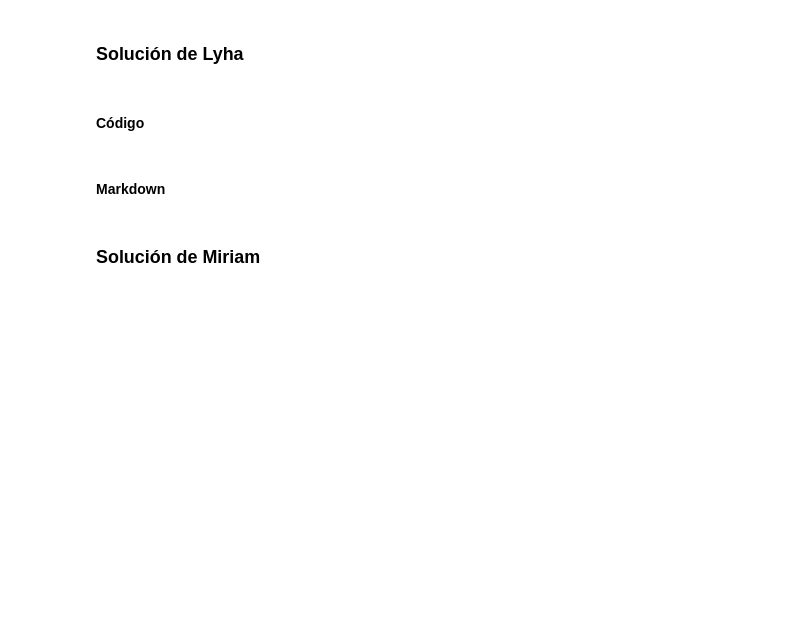
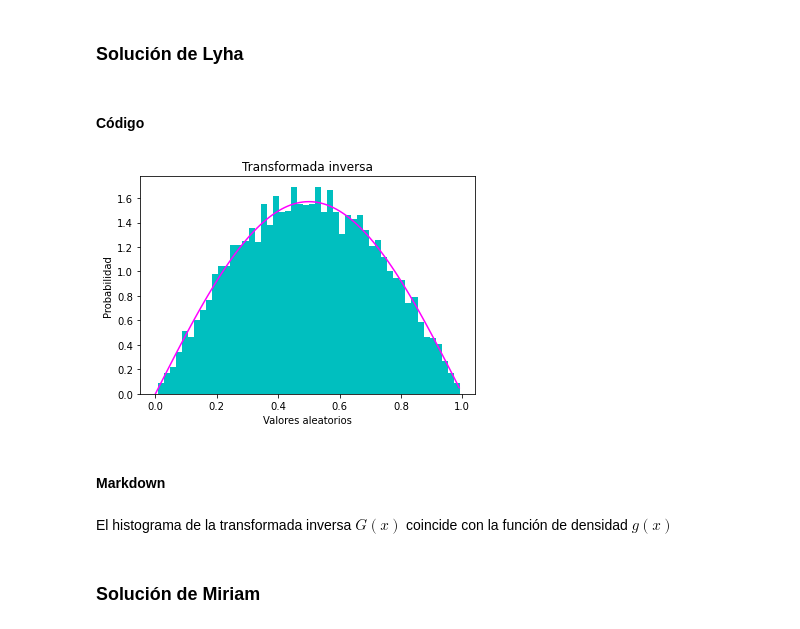
Before and after one commit to Miriam1999/Tarea6_LEspinosa_MERosas, a Jupyter notebook: Tarea6_LEspinosa_MERosas.ipynb, the cells around one changed output. Saved outputs shown, nothing was run; the diff lists cells and outputs as text; code cells hidden in the pictures; blank space fills up the shorter version.

```diff
--- a/Tarea6_LEspinosa_MERosas.ipynb
+++ b/Tarea6_LEspinosa_MERosas.ipynb
@@ -246,8 +361,37 @@ $$ x = \frac{\cos^{-1}(1 - 2U)}{\pi}$$
 ### Solución de Lyha
 # %% [markdown]
 #### Código
+# %%
+g = lambda x: (np.pi/2)*(np.sin(np.pi*x)) # densidad
+G_inv = lambda u: ((np.arccos(2*(1/2-u)))/np.pi) # transformada inversa
+N = 10000 # numero de muestras
+
+def comparacion_gx_gin(g: 'Funcion de densidad g(x) ', G_inv: 'Transfromada Inversa de G(x)' , N: 'Numero de va a generar' ):
+    '''
+    Funcion para comparar una funcion g(x) con el histograma de una funcion inversa
+    '''
+    u = np.random.rand(N) # valores aleatorios distribuidos en U
+    g_random = G_inv(u)   # evaluar la transformada inversa en esos valores
+    x = np.arange(0,1,0.01) # valores aleatorios para x
+    density_g = g(x)        # evaluar funcion de densidad en esos valores
+
+    plt.hist(g_random, bins = 50, density = True, color='c')
+    plt.plot(x, density_g, color = 'magenta')
+
+    plt.xlabel("Valores aleatorios")
+    plt.ylabel("Probabilidad")
+    plt.title("Transformada inversa")
+
+    plt.show();
+
+
+comparacion_gx_gin(g,G_inv,N)
+# %% [output]
+[figure, added]
 # %% [markdown]
 #### Markdown
+# %% [markdown]
+El histograma de la transformada inversa $G(x)$ coincide con la función de densidad $g(x)$
 # %% [markdown]
 ### Solución de Miriam
 # %% [markdown]
```
Also changed, not shown: parts of 21 cells of this notebook.
